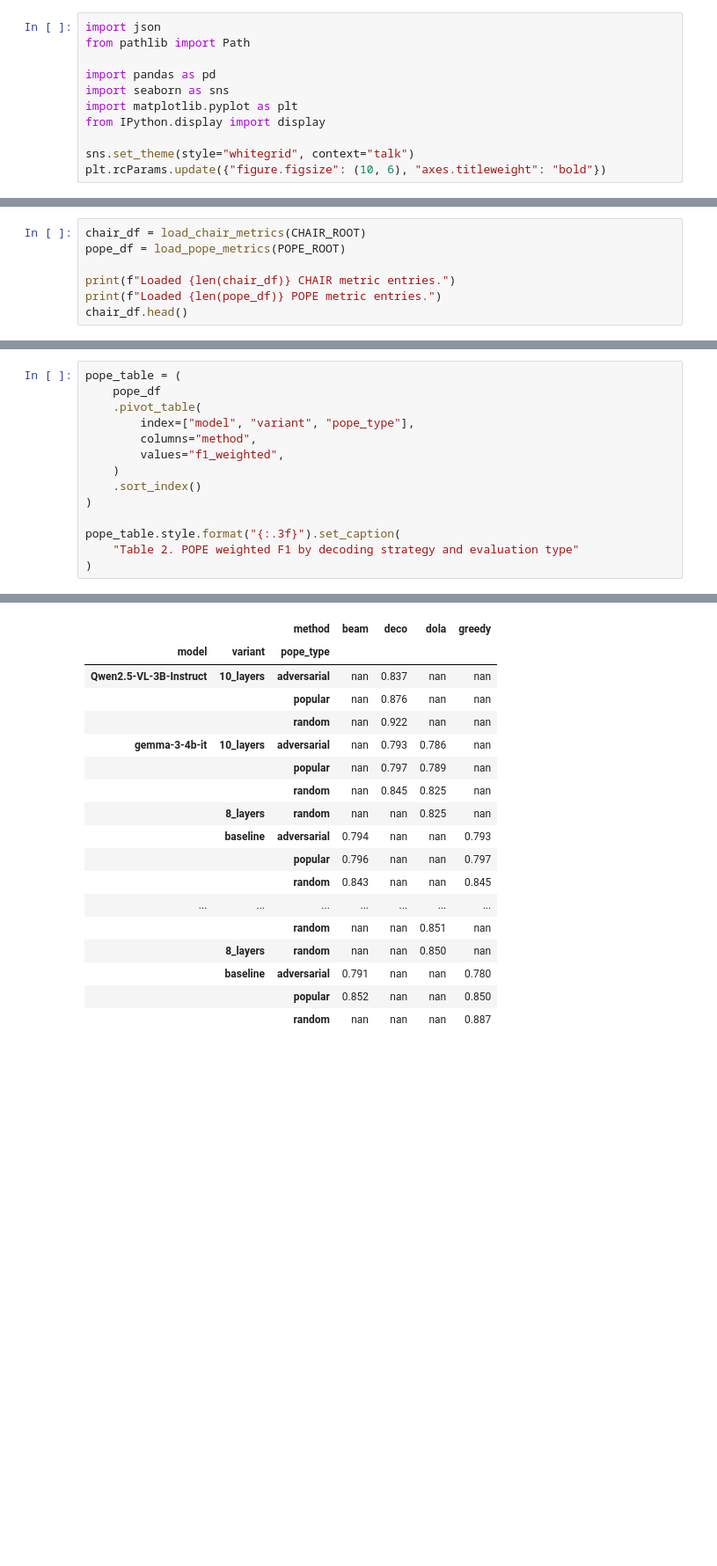
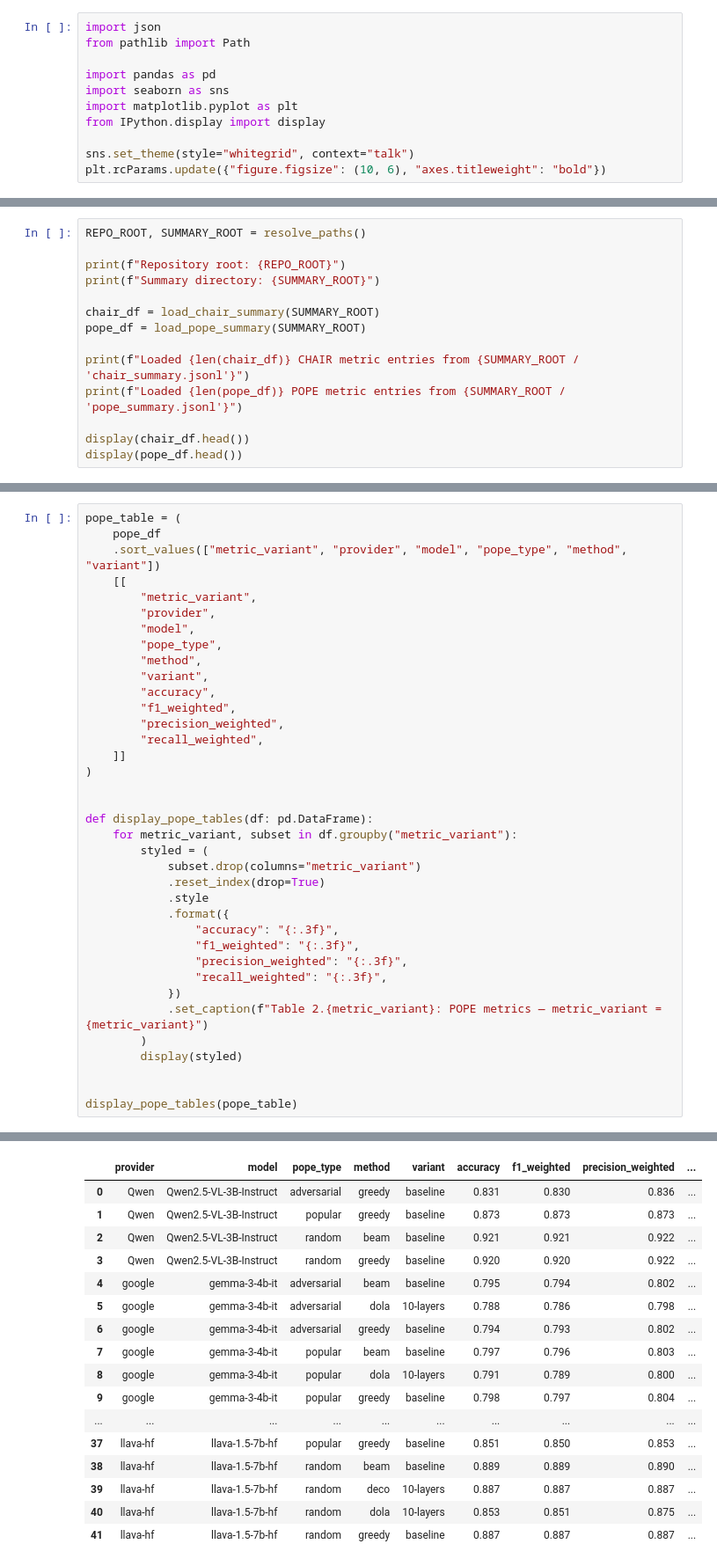
Before and after one commit to mayflower6157/Efficient-HA, a Jupyter notebook: scripts/notebook/visualization.ipynb, the cells around one changed output, grey strips where cells are left out. Shown at 88% size. Saved outputs shown, nothing was run; the diff lists cells and outputs as text; blank space fills up the shorter version.

```diff
--- a/scripts/notebook/visualization.ipynb
+++ b/scripts/notebook/visualization.ipynb
@@ -102,8 +64,15 @@ def load_pope_metrics(pope_root: Path) -> pd.DataFrame:
 # %%
-chair_df = load_chair_metrics(CHAIR_ROOT)
-pope_df = load_pope_metrics(POPE_ROOT)
+REPO_ROOT, SUMMARY_ROOT = resolve_paths()
 
-print(f"Loaded {len(chair_df)} CHAIR metric entries.")
-print(f"Loaded {len(pope_df)} POPE metric entries.")
-chair_df.head()
+print(f"Repository root: {REPO_ROOT}")
+print(f"Summary directory: {SUMMARY_ROOT}")
+
+chair_df = load_chair_summary(SUMMARY_ROOT)
+pope_df = load_pope_summary(SUMMARY_ROOT)
+
+print(f"Loaded {len(chair_df)} CHAIR metric entries from {SUMMARY_ROOT / 'chair_summary.jsonl'}")
+print(f"Loaded {len(pope_df)} POPE metric entries from {SUMMARY_ROOT / 'pope_summary.jsonl'}")
+
+display(chair_df.head())
+display(pope_df.head())
 # %% [output]
@@ -175,15 +260,38 @@ plt.show()
 # %%
 pope_table = (
     pope_df
-    .pivot_table(
-        index=["model", "variant", "pope_type"],
-        columns="method",
-        values="f1_weighted",
-    )
-    .sort_index()
+    .sort_values(["metric_variant", "provider", "model", "pope_type", "method", "variant"])
+    [[
+        "metric_variant",
+        "provider",
+        "model",
+        "pope_type",
+        "method",
+        "variant",
+        "accuracy",
+        "f1_weighted",
+        "precision_weighted",
+        "recall_weighted",
+    ]]
 )
 
-pope_table.style.format("{:.3f}").set_caption(
-    "Table 2. POPE weighted F1 by decoding strategy and evaluation type"
-)
+
+def display_pope_tables(df: pd.DataFrame):
+    for metric_variant, subset in df.groupby("metric_variant"):
+        styled = (
+            subset.drop(columns="metric_variant")
+            .reset_index(drop=True)
+            .style
+            .format({
+                "accuracy": "{:.3f}",
+                "f1_weighted": "{:.3f}",
+                "precision_weighted": "{:.3f}",
+                "recall_weighted": "{:.3f}",
+            })
+            .set_caption(f"Table 2.{metric_variant}: POPE metrics — metric_variant = {metric_variant}")
+        )
+        display(styled)
+
+
+display_pope_tables(pope_table)
 # %% [output]
@@ -191,18 +299,17 @@ Table 2. POPE weighted F1 by decoding strategy and evaluation type
-|  |  | method | beam | deco | dola | greedy |
-| model | variant | pope_type |  |  |  |  |
-| Qwen2.5-VL-3B-Instruct | 10_layers | adversarial | nan | 0.837 | nan | nan |
-|  |  | popular | nan | 0.876 | nan | nan |
-|  |  | random | nan | 0.922 | nan | nan |
-| gemma-3-4b-it | 10_layers | adversarial | nan | 0.793 | 0.786 | nan |
-|  |  | popular | nan | 0.797 | 0.789 | nan |
-|  |  | random | nan | 0.845 | 0.825 | nan |
-|  | 8_layers | random | nan | nan | 0.825 | nan |
-|  | baseline | adversarial | 0.794 | nan | nan | 0.793 |
-|  |  | popular | 0.796 | nan | nan | 0.797 |
-|  |  | random | 0.843 | nan | nan | 0.845 |
-| ... | ... | ... | ... | ... | ... | ... |
-|  |  | random | nan | nan | 0.851 | nan |
-|  | 8_layers | random | nan | nan | 0.850 | nan |
-|  | baseline | adversarial | 0.791 | nan | nan | 0.780 |
-|  |  | popular | 0.852 | nan | nan | 0.850 |
-|  |  | random | nan | nan | nan | 0.887 |
+|  | provider | model | pope_type | method | variant | accuracy | f1_weighted | precision_weighted | ... |
+| 0 | Qwen | Qwen2.5-VL-3B-Instruct | adversarial | greedy | baseline | 0.831 | 0.830 | 0.836 | ... |
+| 1 | Qwen | Qwen2.5-VL-3B-Instruct | popular | greedy | baseline | 0.873 | 0.873 | 0.873 | ... |
+| 2 | Qwen | Qwen2.5-VL-3B-Instruct | random | beam | baseline | 0.921 | 0.921 | 0.922 | ... |
+| 3 | Qwen | Qwen2.5-VL-3B-Instruct | random | greedy | baseline | 0.920 | 0.920 | 0.922 | ... |
+| 4 | google | gemma-3-4b-it | adversarial | beam | baseline | 0.795 | 0.794 | 0.802 | ... |
+| 5 | google | gemma-3-4b-it | adversarial | dola | 10-layers | 0.788 | 0.786 | 0.798 | ... |
+| 6 | google | gemma-3-4b-it | adversarial | greedy | baseline | 0.794 | 0.793 | 0.802 | ... |
+| 7 | google | gemma-3-4b-it | popular | beam | baseline | 0.797 | 0.796 | 0.803 | ... |
+| 8 | google | gemma-3-4b-it | popular | dola | 10-layers | 0.791 | 0.789 | 0.800 | ... |
+| 9 | google | gemma-3-4b-it | popular | greedy | baseline | 0.798 | 0.797 | 0.804 | ... |
+| ... | ... | ... | ... | ... | ... | ... | ... | ... | ... |
+| 37 | llava-hf | llava-1.5-7b-hf | popular | greedy | baseline | 0.851 | 0.850 | 0.853 | ... |
+| 38 | llava-hf | llava-1.5-7b-hf | random | beam | baseline | 0.889 | 0.889 | 0.890 | ... |
+| 39 | llava-hf | llava-1.5-7b-hf | random | deco | 10-layers | 0.887 | 0.887 | 0.887 | ... |
+| 40 | llava-hf | llava-1.5-7b-hf | random | dola | 10-layers | 0.853 | 0.851 | 0.875 | ... |
+| 41 | llava-hf | llava-1.5-7b-hf | random | greedy | baseline | 0.887 | 0.887 | 0.887 | ... |
```
Also changed, not shown: parts of 9 cells of this notebook, 56 other files.
